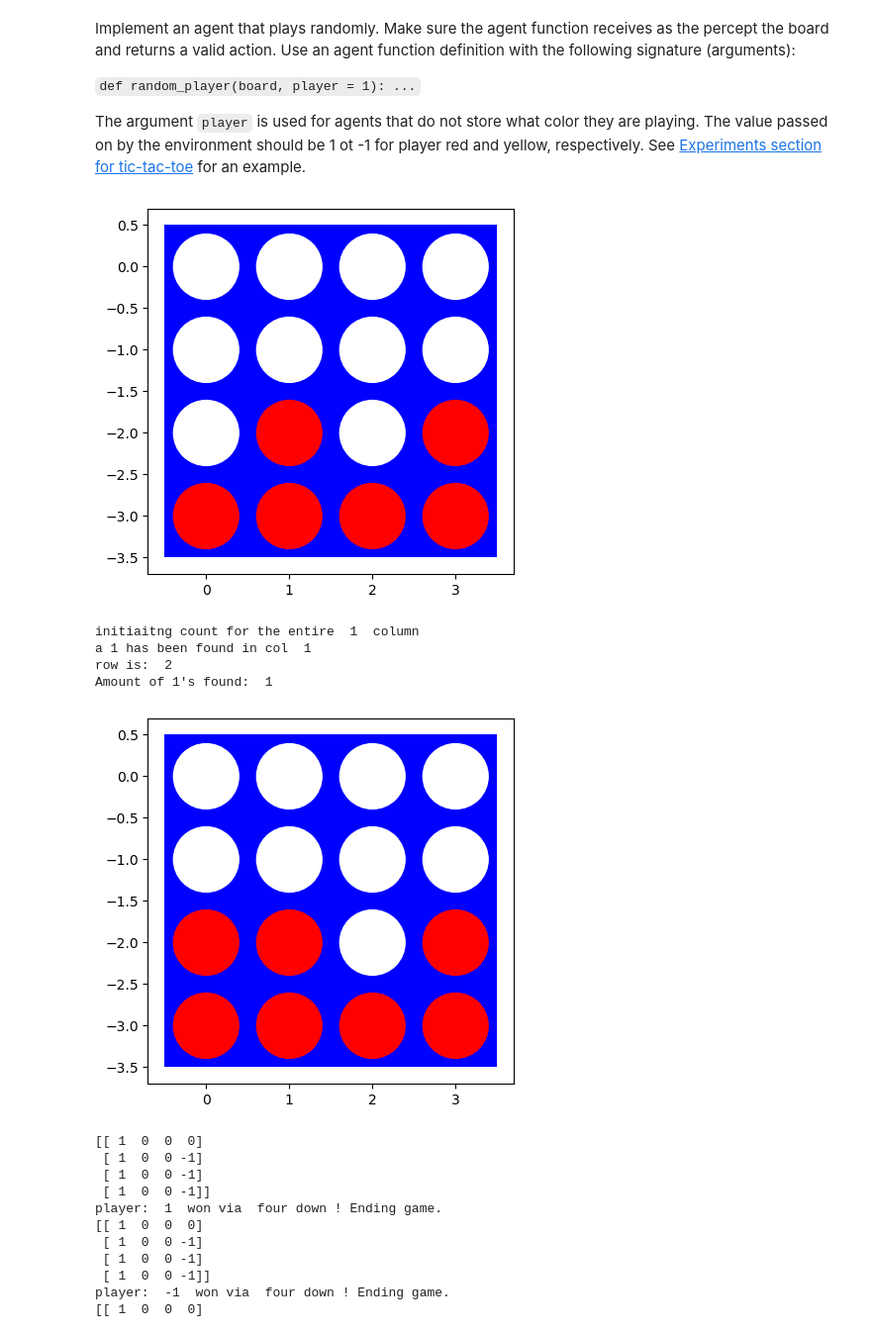
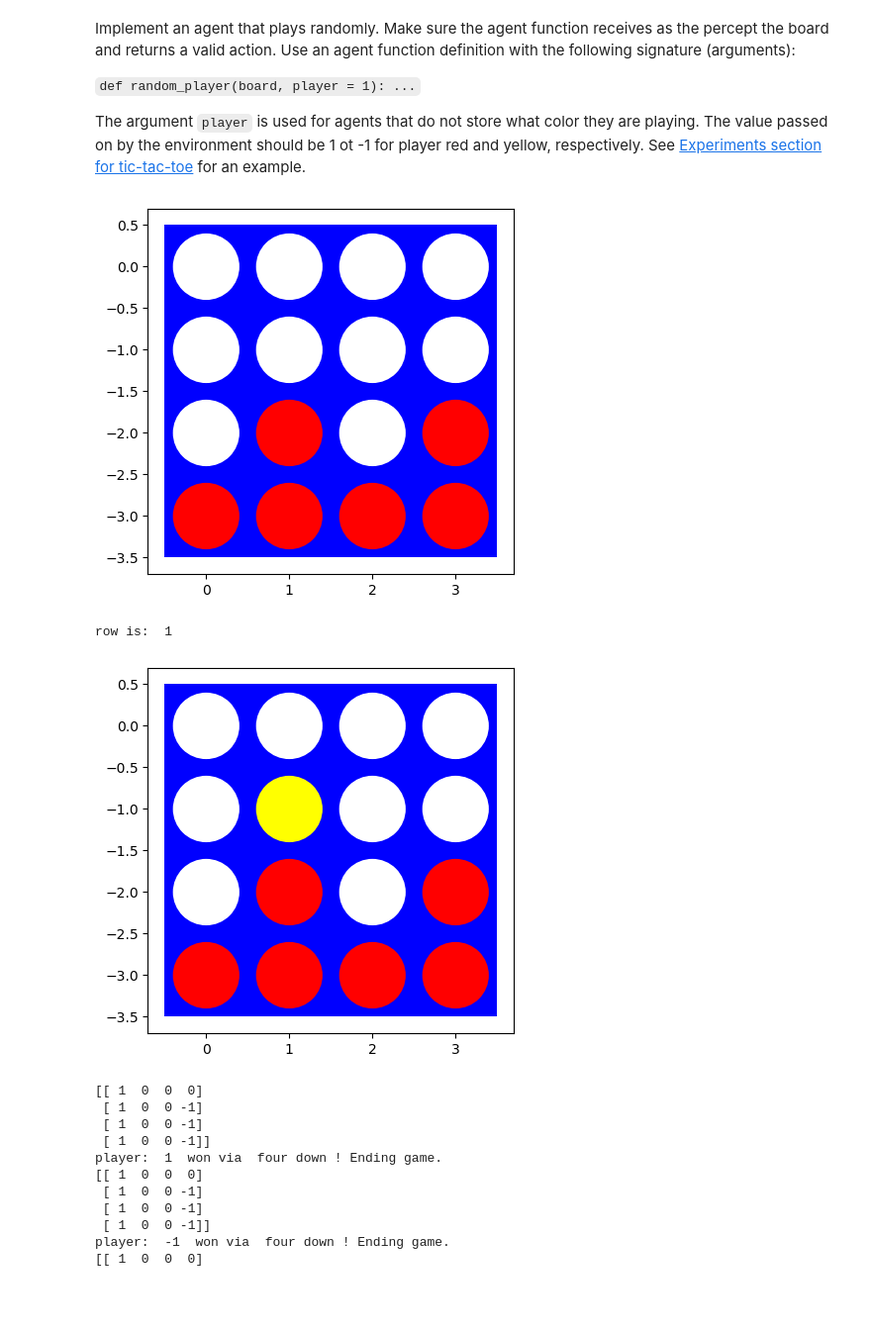
Before and after one commit to MaxDLink/connect-four, a Jupyter notebook: assignment_connect4.ipynb, the cells around one changed output. Shown at 99% size. Cells and saved outputs as stored; diff of their text form; code cells hidden in the pictures; blank space fills up the shorter version.

Commit message:
if statements for player type testing
if statements added to test different plays from either red or yellow.

```diff
--- a/assignment_connect4.ipynb
+++ b/assignment_connect4.ipynb
@@ -467,6 +467,9 @@ def random_player(board, player = 1):
 col = 0
 # set to 3 to start from bottom & subtract to go up a column
 row = 3
+
+# hardcode player for testing, will be passed in later
+player = -1
 
 # row must change to iterate through an entire column and count the 1's in that column
 board[row][col]
@@ -489,43 +492,44 @@ visualize(board)
 # var to hold 1's
 one_count = 0
 
 # define column to search through here
 column_selected = np.random.randint(0, length)
 
 # add one to column_selected to have the first column identify as 1, second as 2, 3rd as 3 etc.
-print("initiaitng count for the entire ", column_selected + 1, " column")
+# print("initiaitng count for the entire ", column_selected + 1, " column")
 for r in range(length):
     # print("row is: ", row)
     # test with random column instead of fixing at 1
     # col = 1
     # col can range from 0 - 3
     col = column_selected
     # count conditional
     if board[row][col] == 1:
-        print("a 1 has been found in col ", col + 1)
+        # print("a 1 has been found in col ", col + 1)
         one_count += 1
     # else, found a zero
     # if you have found a zero then just place a 1 or -1
     else:
         # row -= 1
         print("row is: ", row)
-        # updating board with 1
-        board[row][col] = 1
+        if(player == 1):
+            # updating board with 1
+            board[row][col] = 1
+        # yellow
+        else:
+            board[row][col] = -1
         # as soon as place, then exit
         break
     row -= 1
 
-print("Amount of 1's found: ", one_count)
+# print("Amount of 1's found: ", one_count)
 
 # show the updated board
 visualize(board)
 # %% [output]
 [figure]
-initiaitng count for the entire  1  column
-a 1 has been found in col  1
-row is:  2
-Amount of 1's found:  1
+row is:  1
-[figure, old version]
+[figure, new version]
 # %%
 # make a board to pass to random player
 # 4x4 board is the smallest board, for testing purposes
```
